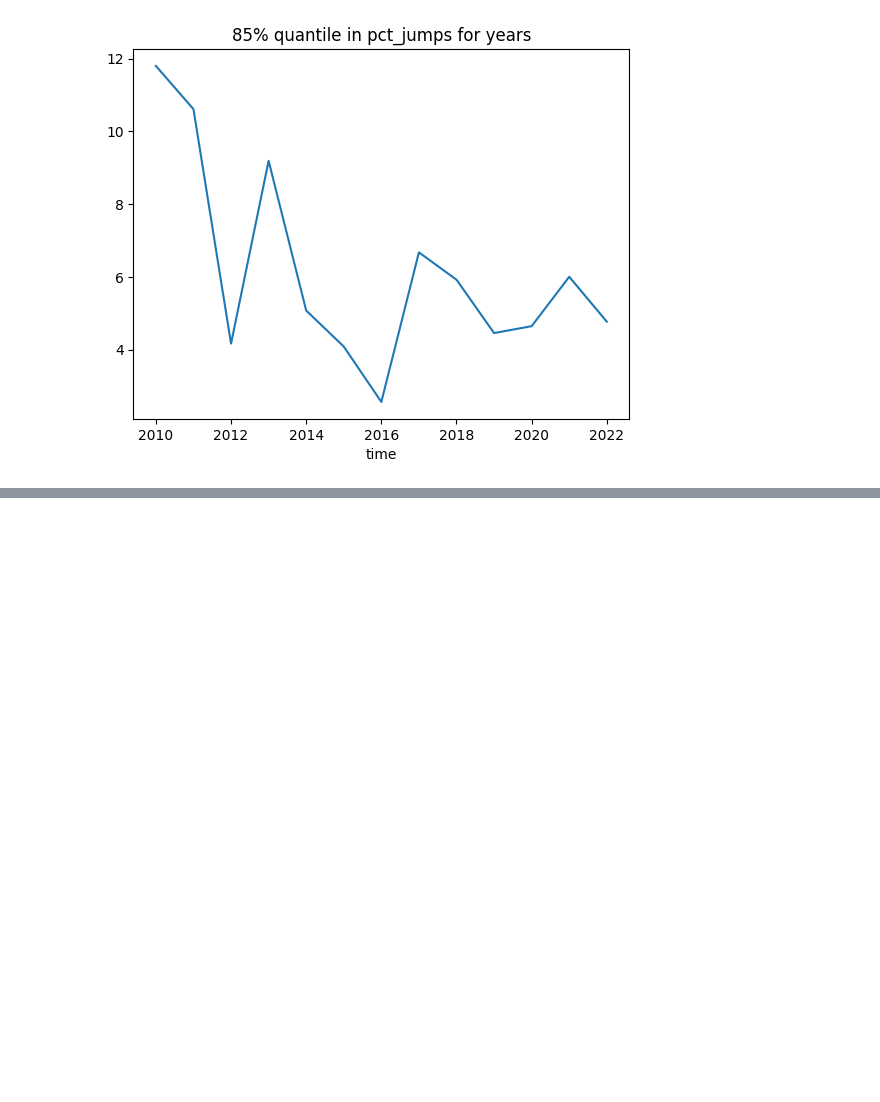
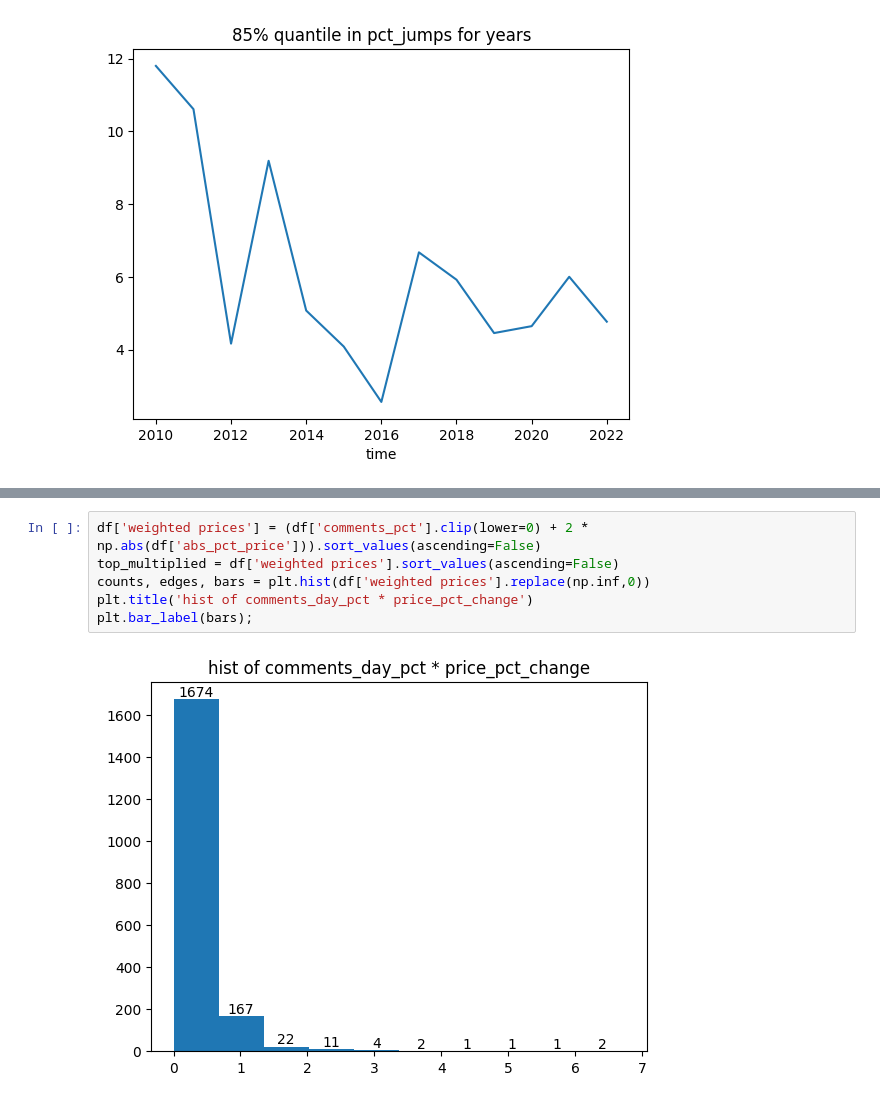
Before and after one commit to Marci0707/CryptoPredictions, a Jupyter notebook: useful_notebooks/anomalies.ipynb, the cells around one changed output, grey strips where cells are left out. Drawn from its saved outputs; the diff is of its cells as text; blank space fills up the shorter version.

```diff
--- a/useful_notebooks/anomalies.ipynb
+++ b/useful_notebooks/anomalies.ipynb
@@ -94,0 +116,8 @@ quantiles_per_year.plot(title='85% quantile in pct_jumps for years');
+# %%
+df['weighted prices'] = (df['comments_pct'].clip(lower=0) + 2 * np.abs(df['abs_pct_price'])).sort_values(ascending=False)
+top_multiplied = df['weighted prices'].sort_values(ascending=False)
+counts, edges, bars = plt.hist(df['weighted prices'].replace(np.inf,0))
+plt.title('hist of comments_day_pct * price_pct_change')
+plt.bar_label(bars);
+# %% [output]
+[figure, added]
```
Also changed, not shown: parts of 8 cells of this notebook, 5 other files.
